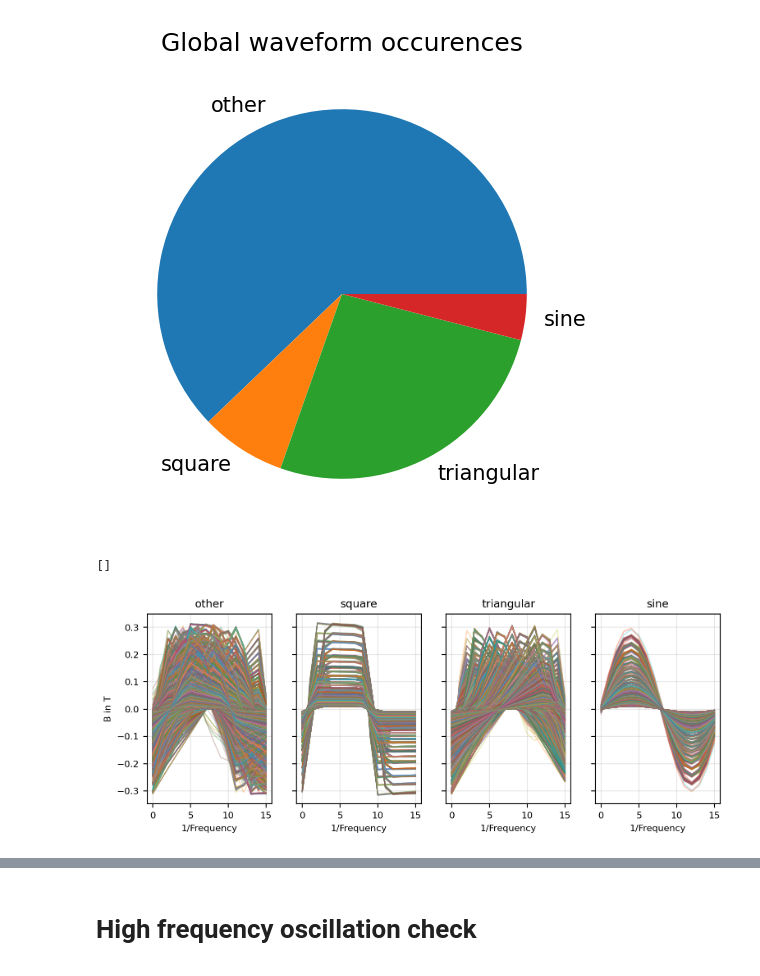
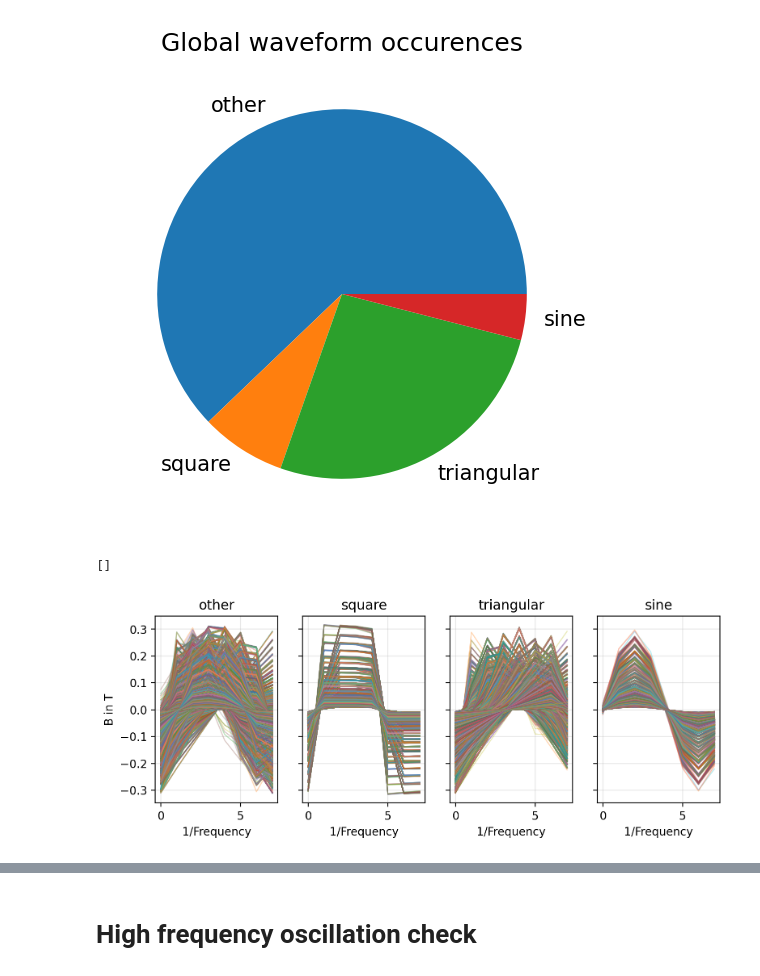
Before and after one commit to upb-lea/hardcore-magnet-challenge, a Jupyter notebook: notebooks/tp-2.0-filter_labeling.ipynb, the cells around one changed output, grey strips where cells are left out. Cells and saved outputs as stored; diff of their text form; code cells hidden in the pictures.

Commit message:
use get_waveform_est()

```diff
--- a/notebooks/tp-2.0-filter_labeling.ipynb
+++ b/notebooks/tp-2.0-filter_labeling.ipynb
@@ -29,28 +29,12 @@ print(full_b[:, 0].shape)
 # %% [output]
 (186747, 1024)
 (186747,)
-# %%
-from utils.experiments import bool_filter_sine, bool_filter_triangular
-t = np.arange(1024)
-template_lbls = ['other', 'square', 'triangular', 'sine']
-
-def get_waveform_est():
-
-    # labels init all with 'other'
-    k = np.zeros(full_b.shape[0], dtype=int)
-
-    # square
-    k[np.all(np.abs(full_b[:, 250:500:50] - full_b[:, 200:450:50]) / np.max(np.abs(full_b), axis=1).reshape(-1, 1) < 0.05, axis=1) & np.all(full_b[:, -200:]< 0, axis=1)] = 1
-
-    # triangular
-    k[bool_filter_triangular(full_b, rel_kf=0.01, rel_kc=0.01)] = 2
-
-    # sine
-    k[bool_filter_sine(full_b, rel_kf=0.01, rel_kc=0.01)] = 3
-
-    return k
-
-ds["waveform"] = get_waveform_est()
+# %%
+from utils.experiments import bool_filter_sine, bool_filter_triangular, get_waveform_est
+t = np.arange(1024)
+template_lbls = ['other', 'square', 'triangular', 'sine']
+
+ds["waveform"] = get_waveform_est(full_b)
 # %%
 counts_per_waveform = ds['waveform'].value_counts().sort_index()
 print(counts_per_waveform)
@@ -77,20 +61,20 @@ Name: count, dtype: int64
 # %%
 fig, axes = plt.subplots(1, len(template_lbls), dpi=200, figsize=(9, 3), sharex=True, sharey=True)
 
 doi = ds
-doi_b = full_b[:, ::64]  # only 16 samples of period
+doi_b = full_b[:, ::128]  # only 16 samples of period
 for i, ax in enumerate(axes):
     ax.plot(doi_b[doi.waveform == i, :].T, alpha=0.3, lw=1.0)
 
 axes[0].set_ylabel("B in T")
 for ax in axes:
     ax.set_xlabel("1/Frequency")
 for i, lbl in enumerate(template_lbls):
     axes[i].set_title(lbl)
 plt.plot()
 # %% [output]
 []
-[figure, old version]
+[figure, new version]
 # %%
 fig, axes = plt.subplots(nrows=2, ncols=5, dpi=150, sharex=True, sharey=True, figsize=(7, 4))
 for ax, (mat_lbl, mat_df) in zip(axes.flatten(), ds.groupby("material")):
```
Also changed, not shown: parts of 2 cells of this notebook.
